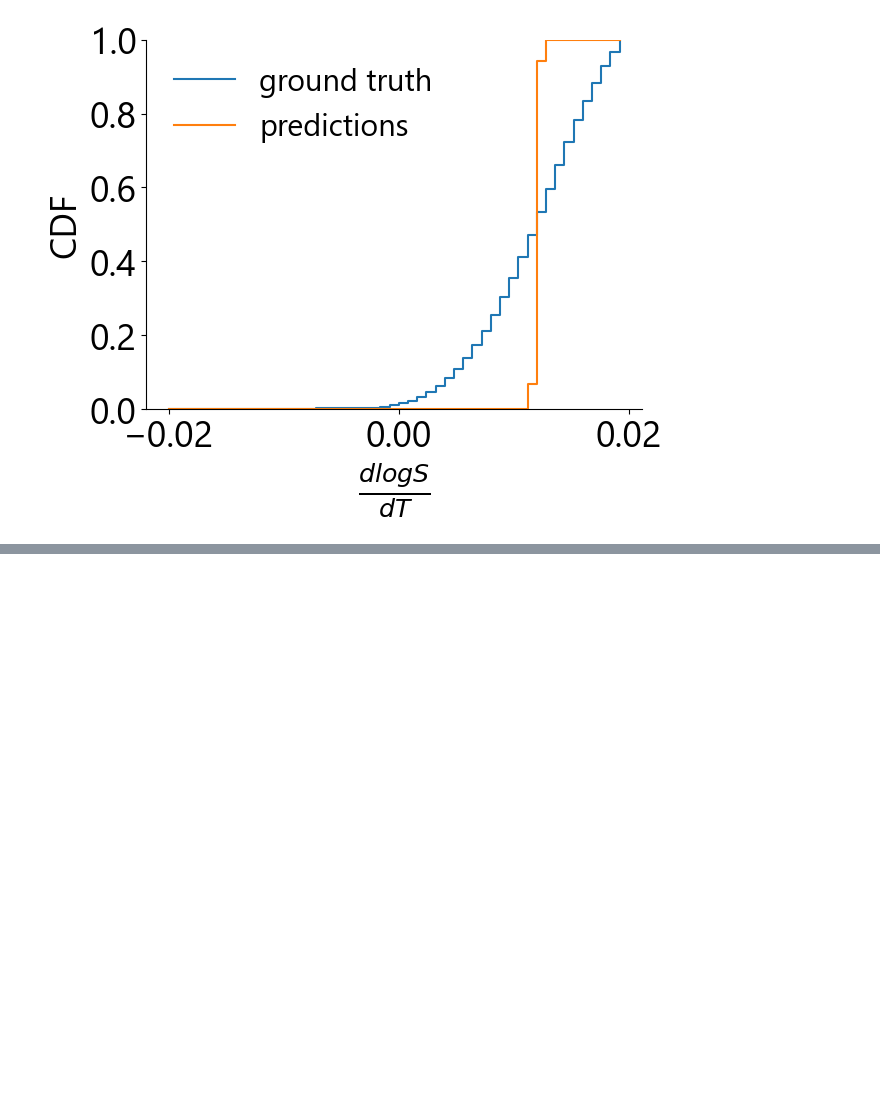
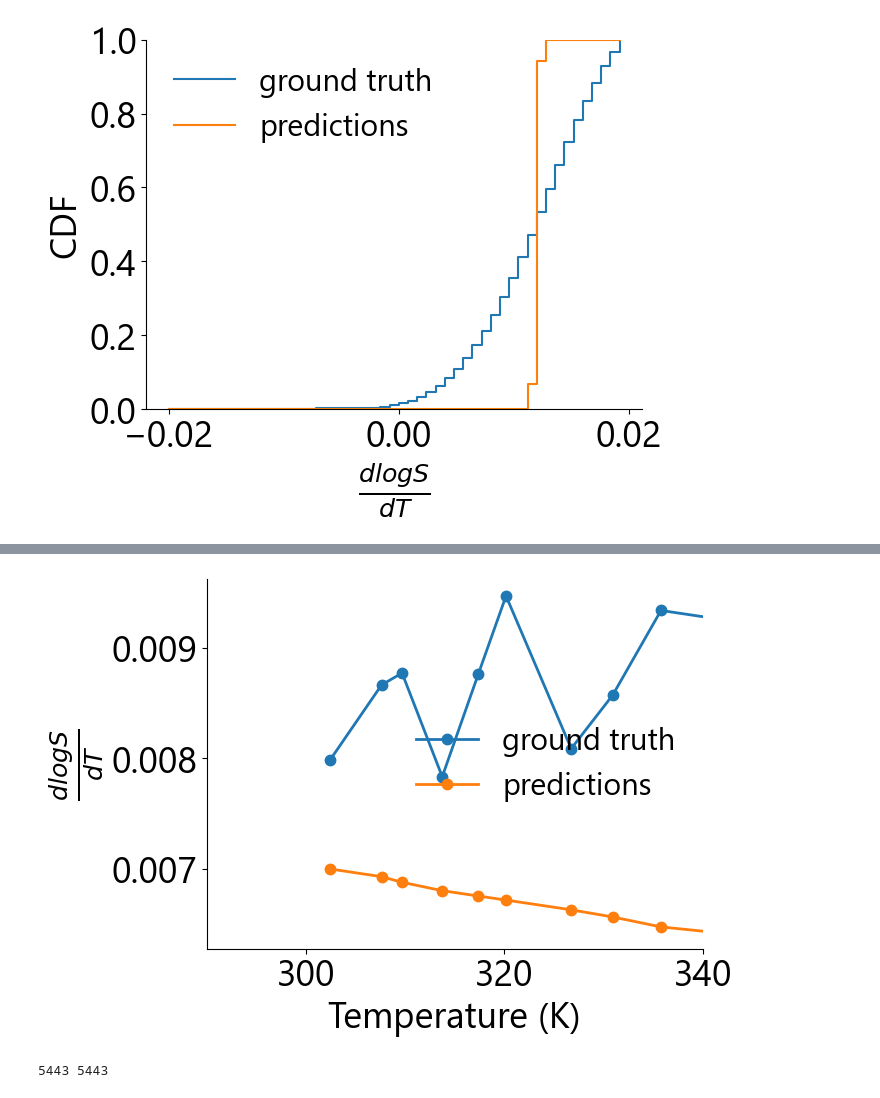
Before and after one commit to JacksonBurns/fastsolv, a Jupyter notebook: temperature_gradients.ipynb, the cells around one changed output, grey strips where cells are left out. Saved outputs shown, nothing was run; the diff lists cells and outputs as text; code cells hidden in the pictures; blank space fills up the shorter version.

```diff
--- a/temperature_gradients.ipynb
+++ b/temperature_gradients.ipynb
@@ -286,0 +337,17 @@ plt.show()
+# %%
+grads_true = np.gradient(sub_dfs[0]['logS_true'], sub_dfs[0]['temperature'])
+grads_predicted = np.gradient(sub_dfs[0]['logS_pred'], sub_dfs[0]['temperature'])
+
+plt.figure(figsize=[6.4,4.8])
+ax1 = plt.gca()
+ax1.plot(sub_dfs[0]['temperature'],grads_true, linestyle = '-', linewidth = 2, marker = '.', markersize = '15', label = r'ground truth')
+ax1.plot(sub_dfs[0]['temperature'],grads_predicted, linestyle = '-', linewidth = 2, marker = '.', markersize = '15', label = r'predictions')
+
+ax1.set_xlim([290, 340])
+#ax1.set_ylim([-1.5, 0])
+ax1.set_ylabel(r"$\frac{dlogS}{dT}$")
+ax1.set_xlabel("Temperature (K)")
+ax1.legend(prop={'size': 22}, frameon = False)
+ax1.spines[['right', 'top']].set_visible(False)
+# %% [output]
+[figure, added]
@@ -286,0 +364,12 @@ plt.show()
+# %%
+true_grads = true_grads[~np.isnan(true_grads)]
+true_grads = true_grads[~np.isinf(true_grads)]
+#true_grads[true_grads > 1e308] = 0
+
+pred_grads = pred_grads[~np.isnan(pred_grads)]
+pred_grads = pred_grads[~np.isinf(pred_grads)]
+#pred_grads[pred_grads > 1e308] = 0
+
+print(len(true_grads), len(pred_grads))
+# %% [output]
+5443 5443
```
Also changed, not shown: parts of 20 cells of this notebook.
